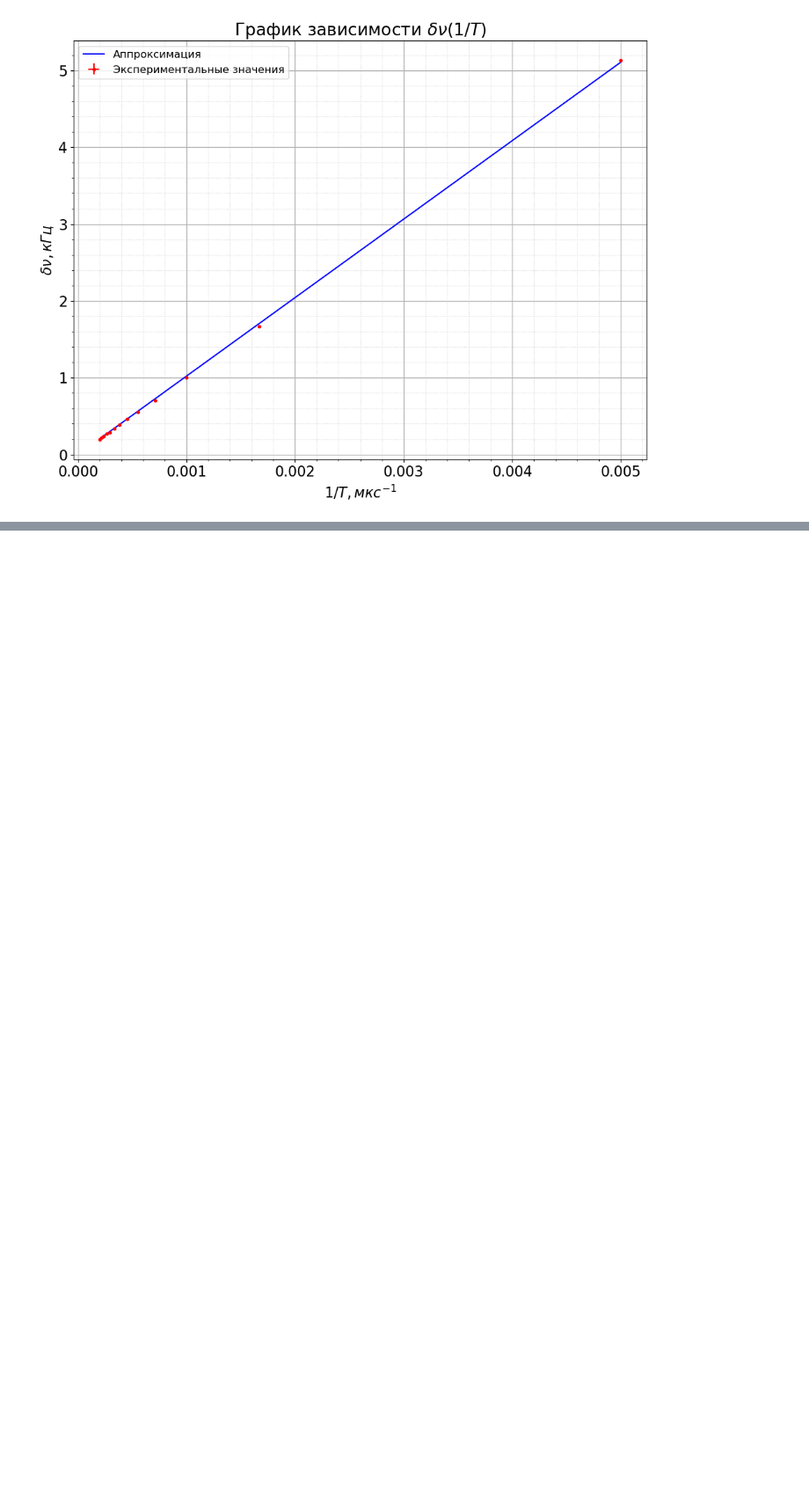
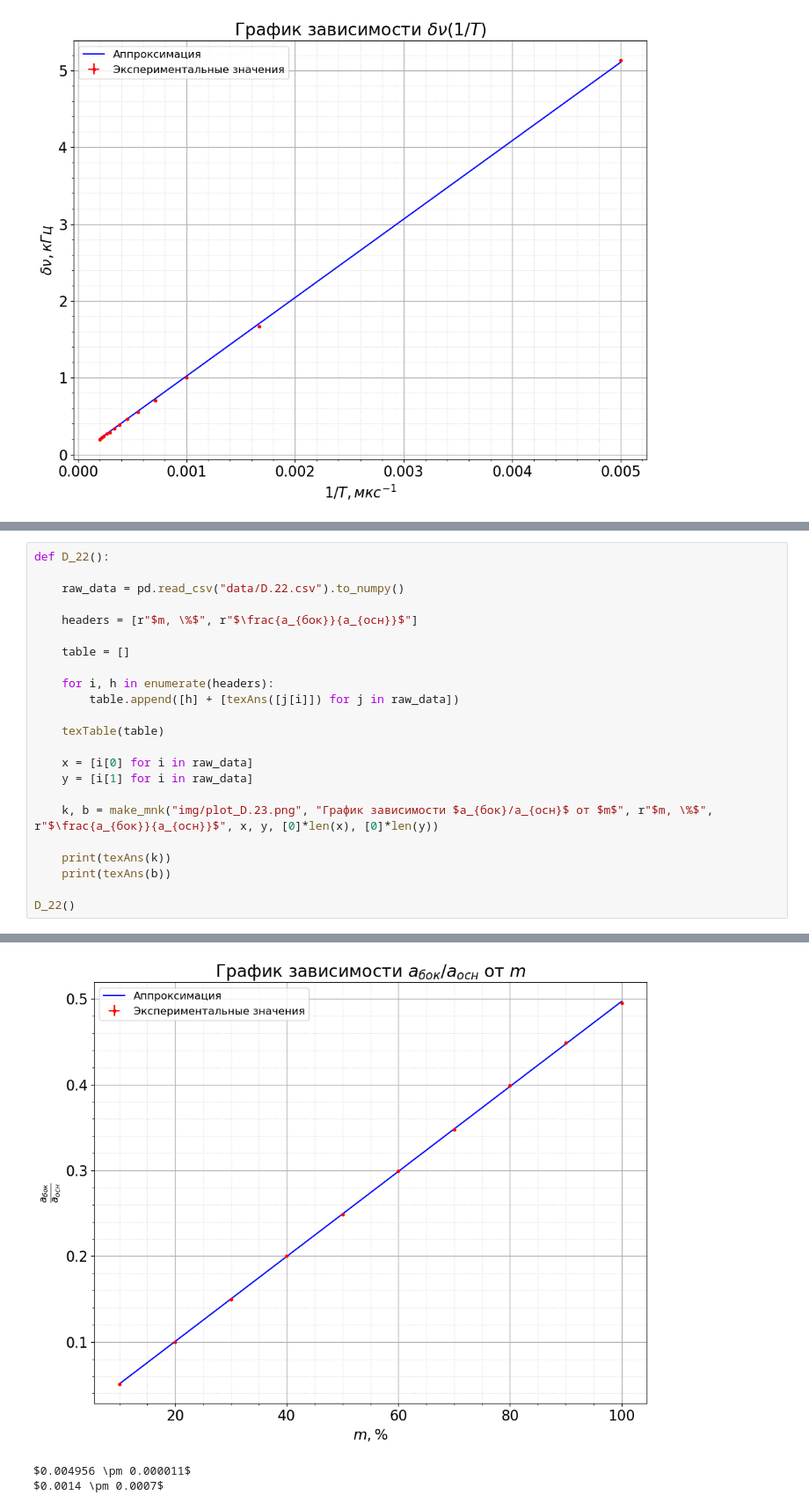
Before and after one commit to victorbaldin56/MIPT_PhysLabs, a Jupyter notebook: 3.6.1/calcs.ipynb, the cells around one changed output, grey strips where cells are left out. Shown: that part at 88% size. Drawn from its saved outputs; the diff is of its cells as text; blank space fills up the shorter version.

```diff
--- a/3.6.1/calcs.ipynb
+++ b/3.6.1/calcs.ipynb
@@ -142,0 +205,24 @@ k: (1021.4296861124693 +- 3.0459324472125897)
+# %%
+def D_22():
+
+    raw_data = pd.read_csv("data/D.22.csv").to_numpy()
+
+    headers = [r"$m, \%$", r"$\frac{a_{бок}}{a_{осн}}$"]
+
+    table = []
+
+    for i, h in enumerate(headers):
+        table.append([h] + [texAns([j[i]]) for j in raw_data])
+
+    texTable(table)
+
+    x = [i[0] for i in raw_data]
+    y = [i[1] for i in raw_data]
+
+    k, b = make_mnk("img/plot_D.23.png", "График зависимости $a_{бок}/a_{осн}$ от $m$", r"$m, \%$", r"$\frac{a_{бок}}{a_{осн}}$", x, y, [0]*len(x), [0]*len(y))
+
+    print(texAns(k))
+    print(texAns(b))
+
+D_22()
+# %% [output]
@@ -142,0 +241,3 @@ k: (1021.4296861124693 +- 3.0459324472125897)
+[figure, added]
+$0.004956 \pm 0.000011$
+$0.0014 \pm 0.0007$
```
Also changed, not shown: parts of 4 cells of this notebook, 10 other files.
